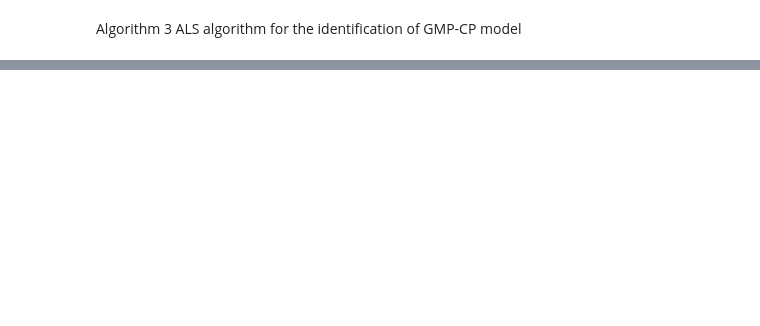
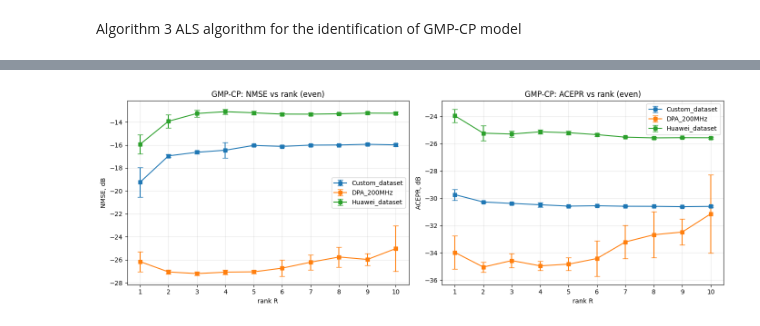
Before and after one commit to pasmornov-m/DPD_Research, a Jupyter notebook: dev_gmp_tensor.ipynb, the cells around one changed output, grey strips where cells are left out. Saved outputs shown, nothing was run; the diff lists cells and outputs as text; code cells hidden in the pictures; blank space fills up the shorter version.

Commit message:
add statistic aggregation

```diff
--- a/dev_gmp_tensor.ipynb
+++ b/dev_gmp_tensor.ipynb
@@ -308,0 +574,13 @@ plt.show()
+# %%
+
+result_list_even = collect_als_statistics(main_model=main_model,
+                       M1=M1,
+                       M2=M2,
+                       P=P,
+                       R_range=R_range,
+                       num_runs=num_runs,
+                       L=L,
+                       gamma=gamma,
+                       N=N,
+                       dataset_names_range=dataset_names_range,
+                       use_even_powers=True)
@@ -308,0 +605,5 @@ plt.show()
+# %%
+
+
+df_result_even_agg = aggregate_measured_data(result_list_even)
+df_result_even_agg.head()
@@ -308,0 +617,46 @@ plt.show()
+# %%
+fig, axes = plt.subplots(1, 2, figsize=(14, 5))
+
+for dataset_name, group in df_result_even_agg.groupby('dataset'):
+
+    group = group.sort_values('R')
+
+    axes[0].errorbar(
+        group['R'],
+        group['nmse_mean'],
+        yerr=group['nmse_ci'],
+        marker='s',
+        capsize=4,
+        label=dataset_name
+    )
+
+    axes[1].errorbar(
+        group['R'],
+        group['acepr_mean'],
+        yerr=group['acepr_ci'],
+        marker='s',
+        capsize=4,
+        label=dataset_name
+    )
+
+
+axes[0].set_xlabel("rank R")
+axes[0].set_ylabel("NMSE, dB")
+axes[0].set_title("GMP-CP: NMSE vs rank (even)")
+axes[0].grid(True, alpha=0.3)
+axes[0].set_xticks(np.arange(1, 11, 1))
+axes[0].legend()
+
+
+axes[1].set_xlabel("rank R")
+axes[1].set_ylabel("ACEPR, dB")
+axes[1].set_title("GMP-CP: ACEPR vs rank (even)")
+axes[1].grid(True, alpha=0.3)
+axes[1].set_xticks(np.arange(1, 11, 1))
+axes[1].legend()
+
+
+plt.tight_layout()
+plt.show()
+# %% [output]
+[figure, added]
```
Also changed, not shown: parts of 18 cells of this notebook.
